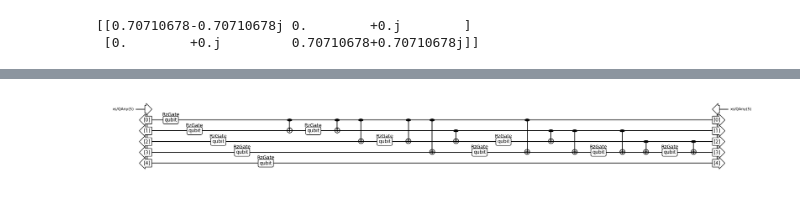
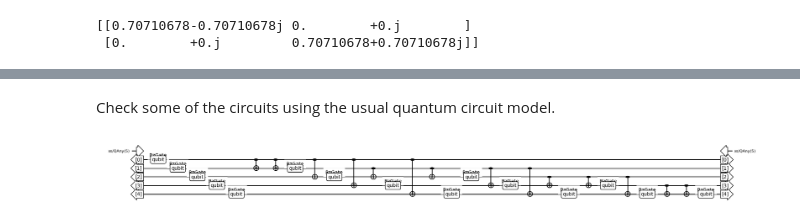
Before and after one commit to samgodwood/Schwinger_model, a Jupyter notebook: Schwinger_model_testing.ipynb, the cells around one changed output, grey strips where cells are left out. Saved outputs shown, nothing was run; the diff lists cells and outputs as text; code cells hidden in the pictures.

Commit message:
Initial commit for marinas_updates branch: added Schwinger_model_testing.ipynb for troubleshooting and experimentation

```diff
--- a/Schwinger _model.ipynb
+++ b/Schwinger_model_testing.ipynb
@@ -303,2 +334,41 @@ show_bloq(mass_energy_terms(eta=3, t = 1).decompose_bloq())
 # %% [output]
 [drawing not drawn]
+# %%
+@attrs.frozen
+class SimplifiedElectricEnergyTerm(Bloq):
+    eta: int  # Number of qubits in xs register
+    t: float  # Timestep multiplier for Rz gate angles
+
+    @property
+    def signature(self) -> Signature:
+        """Defines the signature for the ElectricEnergyTerm Bloq with an 'm'-qubit input."""
+        return Signature.build(xs=self.eta)
+
+    def build_composite_bloq(
+        self, bb: BloqBuilder, *, xs: SoquetT
+    ) -> Dict[str, SoquetT]:
+
+        qubits = bb.split(xs)
+
+        # Initial Rz gates with angles t * 2^i on each qubit corresponding to linear term in Eq.70
+        for i in range(self.eta):
+            for j in range(i, self.eta):
+                if i == 0:
+                    # Apply Rz with angle t * 2^j on qubit j
+                    angle = self.t * (2 ** j)
+                    qubits[j] = bb.add(RzGate(angle), qubit=qubits[j])
+                else:
+                    # Apply CNOT between qubits[i-1] and qubits[j]
+                    qubits[i - 1], qubits[j] = bb.add(CNOT(), ctrl=qubits[i - 1], target=qubits[j])
+
+                    # Apply Rz with angle t * 2^(j + i - 1) on qubit j
+                    angle = self.t * (2 ** (j + i - 1))
+                    qubits[j] = bb.add(RzGate(angle), qubit=qubits[j])
+
+            # Apply a final CNOT between qubits[i] and qubits[i + 1] if within bounds
+            if i < self.eta - 1:
+                qubits[i], qubits[i + 1] = bb.add(CNOT(), ctrl=qubits[i], target=qubits[i + 1])
+
+        return {'xs': bb.join(qubits)}
+
+show_bloq(SimplifiedElectricEnergyTerm(eta = 3, t = 1).decompose_bloq())
@@ -305,8 +377,10 @@ show_bloq(mass_energy_terms(eta=3, t = 1).decompose_bloq())
+# %% [markdown]
+Check some of the circuits using the usual quantum circuit model.
 # %%
 from qualtran.drawing import get_musical_score_data, draw_musical_score
-cbloq = mass_energy_terms(eta=5, t = 1).decompose_bloq()
+cbloq = SimplifiedElectricEnergyTerm(eta=5, t = 1).decompose_bloq()
 msd = get_musical_score_data(cbloq)
 fig, ax = draw_musical_score(msd)
 fig.set_figwidth(20)
 # %% [output]
-[figure, old version]
+[figure, new version]
```
Also changed, not shown: parts of 13 cells of this notebook, 1 other file.
